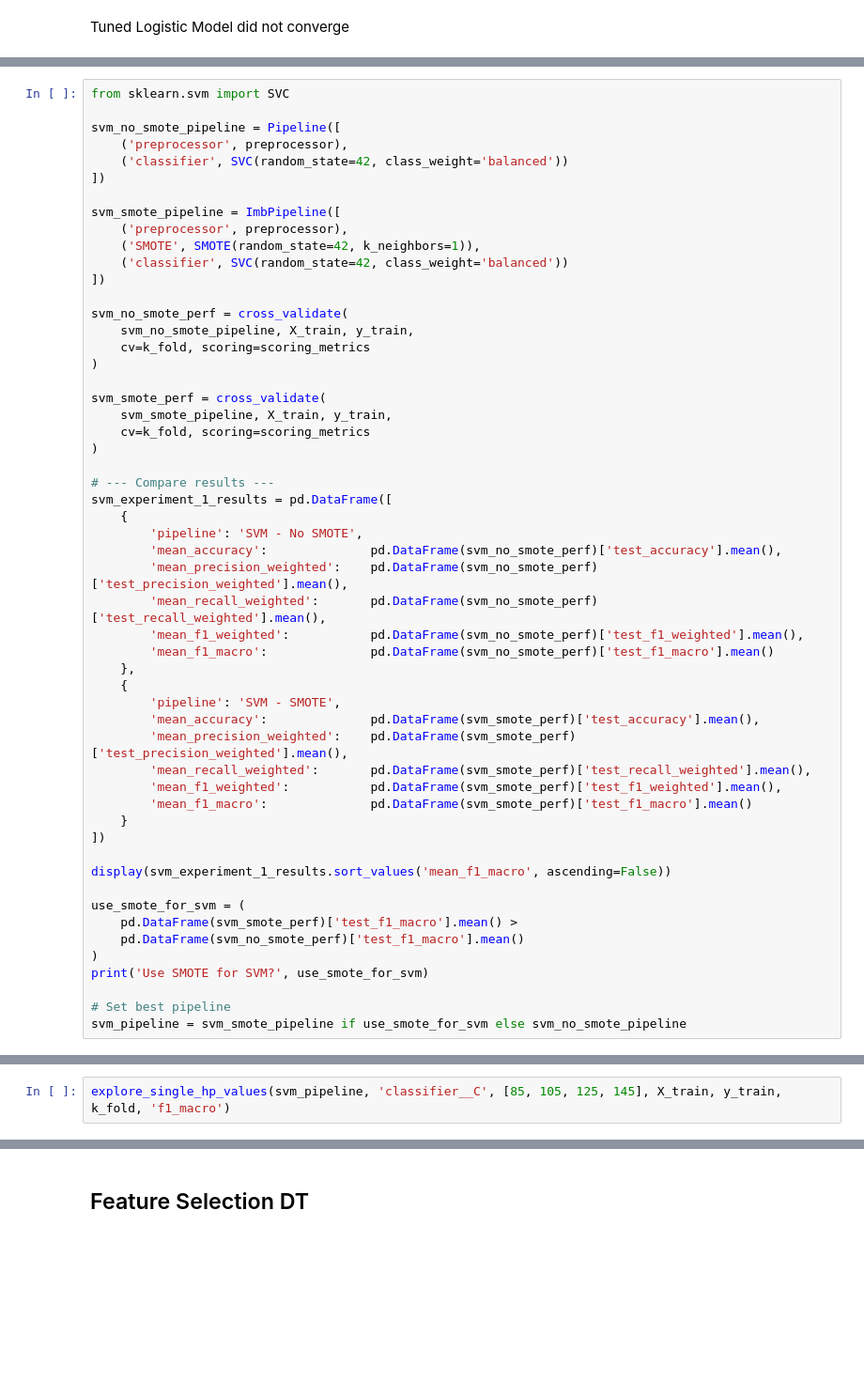
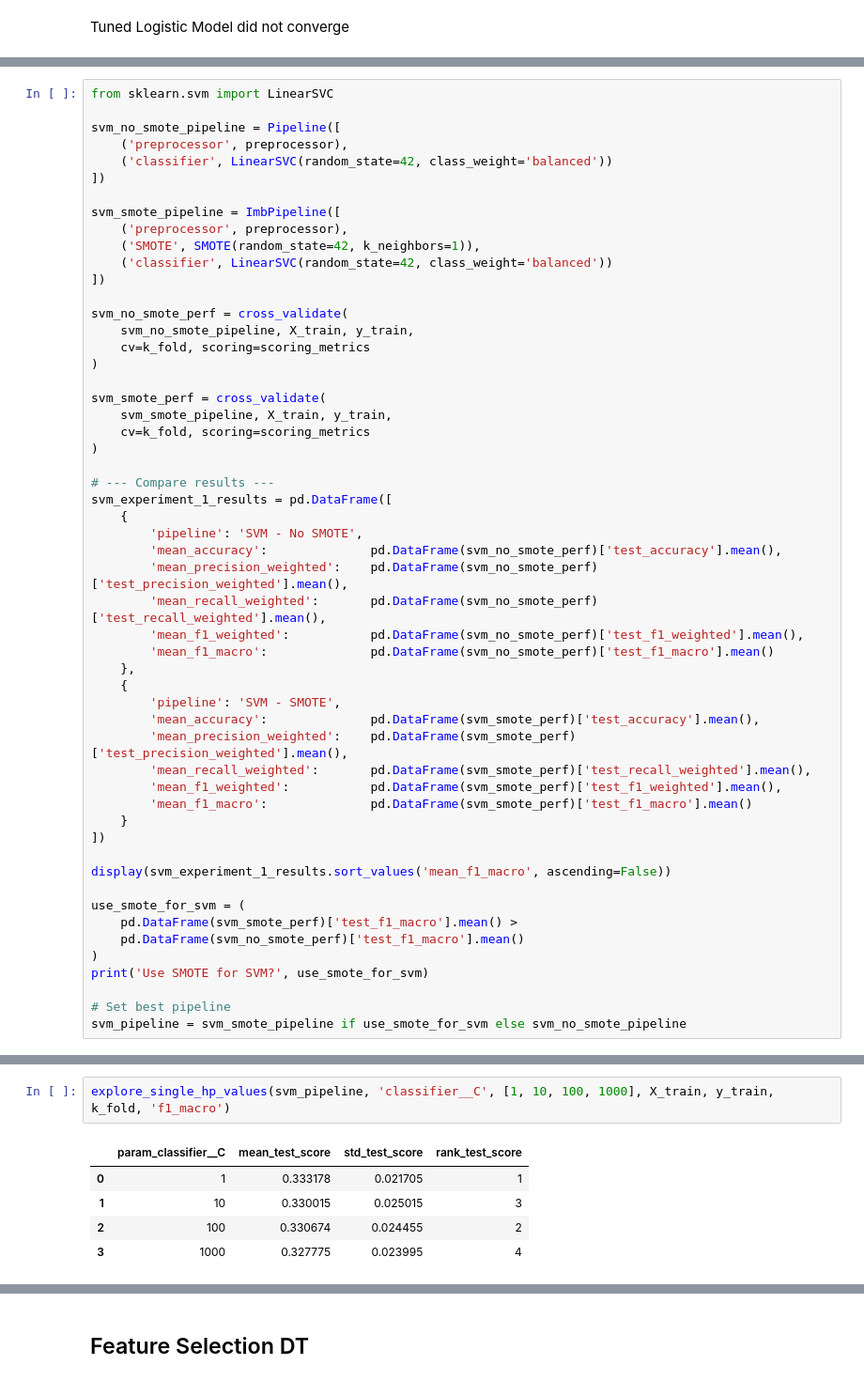
Before and after one commit to ncsalam/Animal-Health-Incidents-ML-, a Jupyter notebook: CSC522_Final_Project.ipynb, the cells around one changed output, grey strips where cells are left out. Shown at 94% size. Cells and saved outputs as stored; diff of their text form; blank space fills up the shorter version.

```diff
--- a/CSC522_Final_Project.ipynb
+++ b/CSC522_Final_Project.ipynb
@@ -1394,15 +1391,15 @@ Tuned Logistic Model did not converge
 # %%
-from sklearn.svm import SVC
+from sklearn.svm import LinearSVC
 
 svm_no_smote_pipeline = Pipeline([
     ('preprocessor', preprocessor),
-    ('classifier', SVC(random_state=42, class_weight='balanced'))
+    ('classifier', LinearSVC(random_state=42, class_weight='balanced'))
 ])
 
 svm_smote_pipeline = ImbPipeline([
     ('preprocessor', preprocessor),
     ('SMOTE', SMOTE(random_state=42, k_neighbors=1)),
-    ('classifier', SVC(random_state=42, class_weight='balanced'))
+    ('classifier', LinearSVC(random_state=42, class_weight='balanced'))
 ])
 
 svm_no_smote_perf = cross_validate(
@@ -1448,4 +1450,10 @@ svm_pipeline = svm_smote_pipeline if use_smote_for_svm else svm_no_smote_pipelin
 # %%
-explore_single_hp_values(svm_pipeline, 'classifier__C', [85, 105, 125, 145], X_train, y_train, k_fold, 'f1_macro')
+explore_single_hp_values(svm_pipeline, 'classifier__C', [1, 10, 100, 1000], X_train, y_train, k_fold, 'f1_macro')
+# %% [output]
+|  | param_classifier__C | mean_test_score | std_test_score | rank_test_score |
+| 0 | 1 | 0.333178 | 0.021705 | 1 |
+| 1 | 10 | 0.330015 | 0.025015 | 3 |
+| 2 | 100 | 0.330674 | 0.024455 | 2 |
+| 3 | 1000 | 0.327775 | 0.023995 | 4 |
 # %%
 svm_param_grid = {
```
Also changed, not shown: parts of 8 cells of this notebook.
